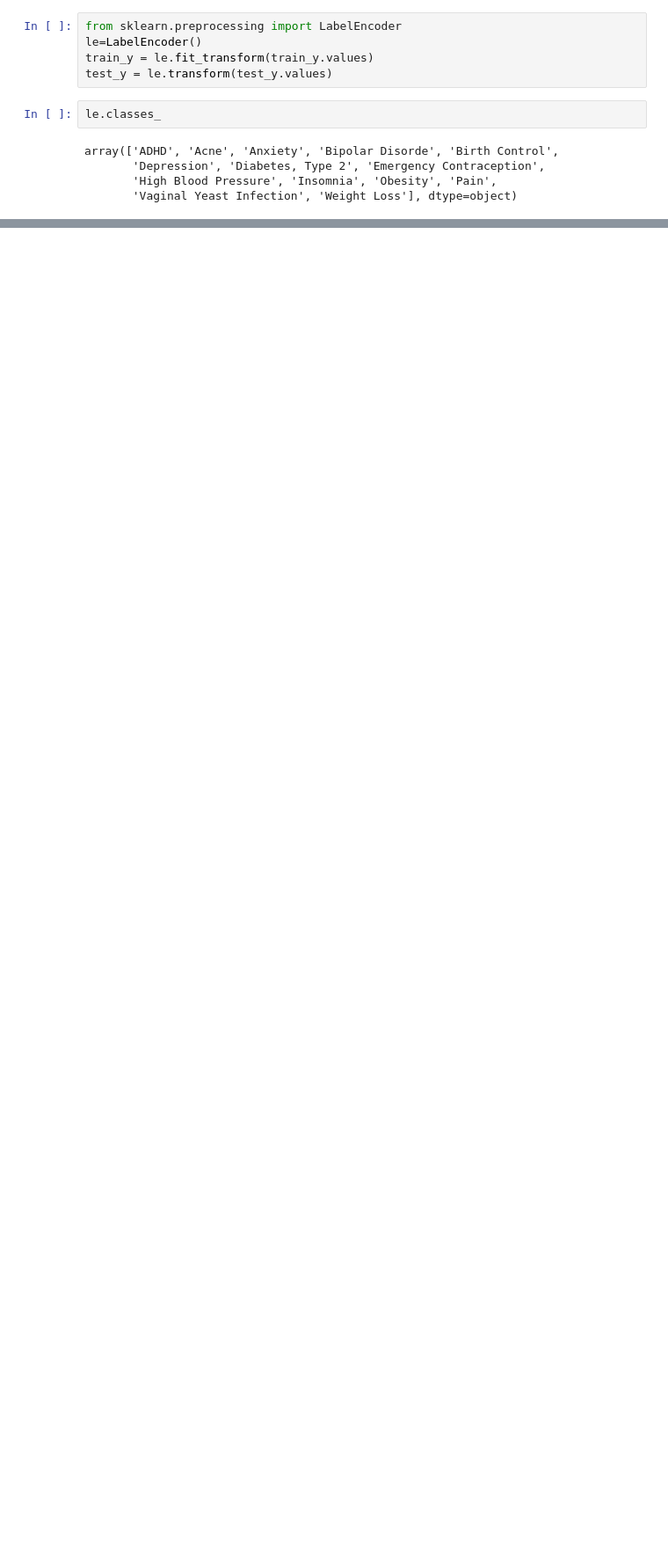
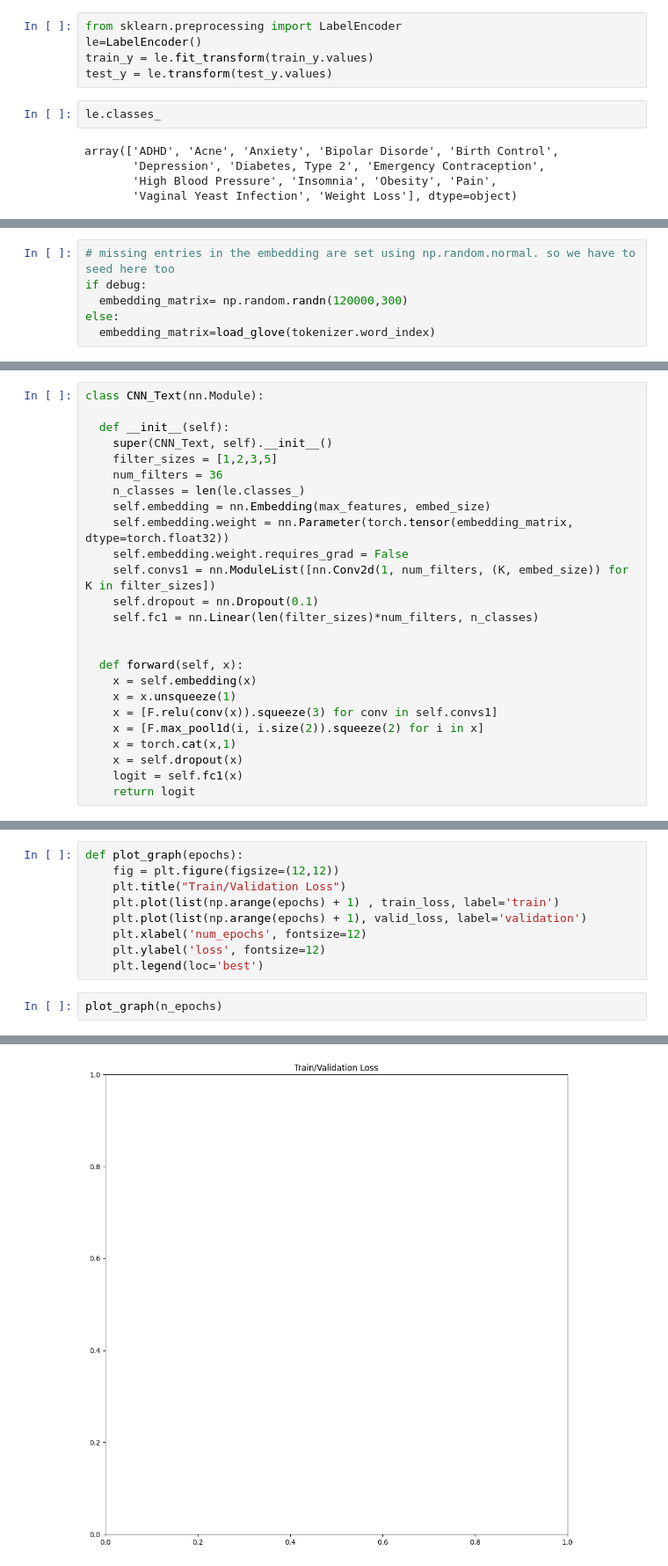
Before and after one commit to ArslanAmanov/AI-ML-DL, a Jupyter notebook: Kaggle Projects /UCI ML drug dataset/uci_ml drug test project NLP_multiclass classific.ipynb, the cells around one changed output, grey strips where cells are left out. Shown at 88% size. Cells and saved outputs as stored; diff of their text form; blank space fills up the shorter version.

Commit message:
Multiclass text classification pytorch

```diff
--- a/Kaggle Projects /UCI ML drug dataset/uci_ml drug test project NLP_multiclass classific.ipynb
+++ b/Kaggle Projects /UCI ML drug dataset/uci_ml drug test project NLP_multiclass classific.ipynb
@@ -241,0 +269,6 @@ array(['ADHD', 'Acne', 'Anxiety', 'Bipolar Disorde', 'Birth Control',
+# %%
+# missing entries in the embedding are set using np.random.normal. so we have to seed here too
+if debug:
+  embedding_matrix= np.random.randn(120000,300)
+else:
+  embedding_matrix=load_glove(tokenizer.word_index)
@@ -241,0 +283,25 @@ array(['ADHD', 'Acne', 'Anxiety', 'Bipolar Disorde', 'Birth Control',
+# %%
+class CNN_Text(nn.Module):
+
+  def __init__(self):
+    super(CNN_Text, self).__init__()
+    filter_sizes = [1,2,3,5]
+    num_filters = 36
+    n_classes = len(le.classes_)
+    self.embedding = nn.Embedding(max_features, embed_size)
+    self.embedding.weight = nn.Parameter(torch.tensor(embedding_matrix, dtype=torch.float32))
+    self.embedding.weight.requires_grad = False
+    self.convs1 = nn.ModuleList([nn.Conv2d(1, num_filters, (K, embed_size)) for K in filter_sizes])
+    self.dropout = nn.Dropout(0.1)
+    self.fc1 = nn.Linear(len(filter_sizes)*num_filters, n_classes)
+
+
+  def forward(self, x):
+    x = self.embedding(x)
+    x = x.unsqueeze(1)
+    x = [F.relu(conv(x)).squeeze(3) for conv in self.convs1]
+    x = [F.max_pool1d(i, i.size(2)).squeeze(2) for i in x]
+    x = torch.cat(x,1)
+    x = self.dropout(x)
+    logit = self.fc1(x)
+    return logit
@@ -241,0 +391,12 @@ array(['ADHD', 'Acne', 'Anxiety', 'Bipolar Disorde', 'Birth Control',
+# %%
+def plot_graph(epochs):
+    fig = plt.figure(figsize=(12,12))
+    plt.title("Train/Validation Loss")
+    plt.plot(list(np.arange(epochs) + 1) , train_loss, label='train')
+    plt.plot(list(np.arange(epochs) + 1), valid_loss, label='validation')
+    plt.xlabel('num_epochs', fontsize=12)
+    plt.ylabel('loss', fontsize=12)
+    plt.legend(loc='best')
+# %%
+plot_graph(n_epochs)
+# %% [output]
@@ -241,0 +404 @@ array(['ADHD', 'Acne', 'Anxiety', 'Bipolar Disorde', 'Birth Control',
+[figure, added]
```
Also changed, not shown: parts of 9 cells of this notebook.
